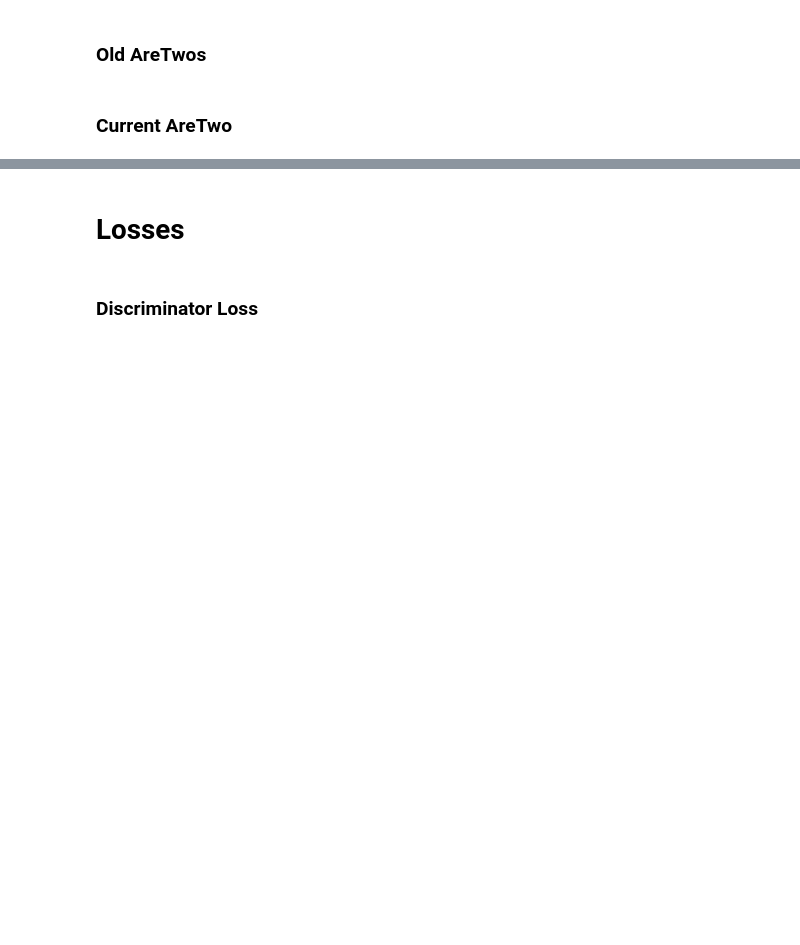
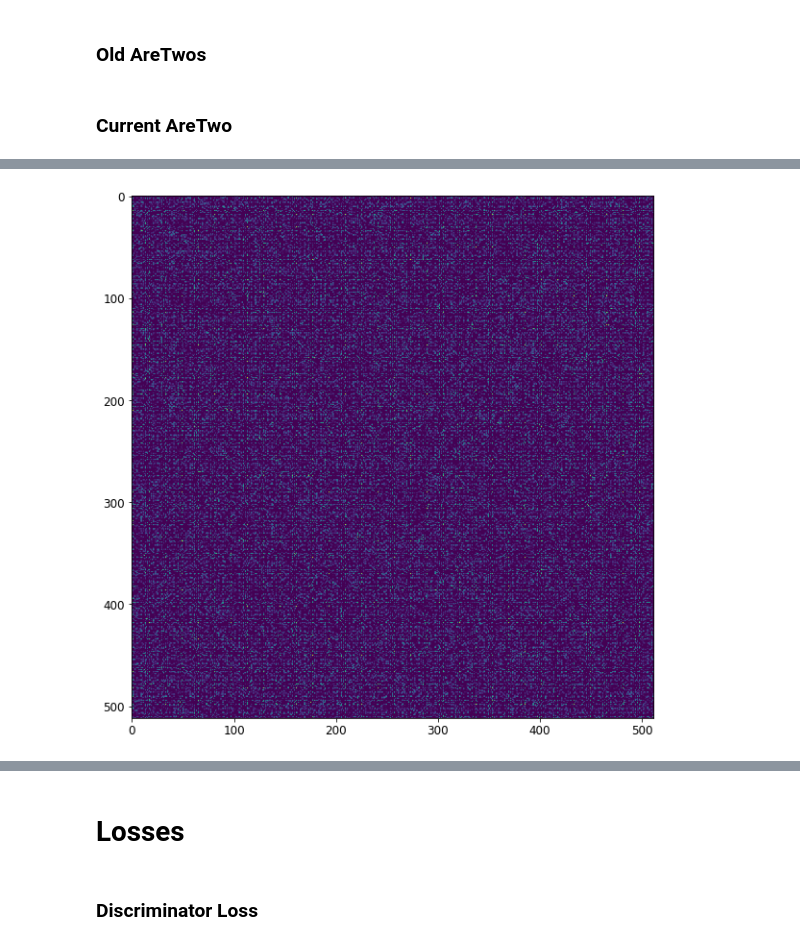
Before and after one commit to zeusgedofdata/ml_expore, a Jupyter notebook: SpectroGanWorking.ipynb, the cells around one changed output, grey strips where cells are left out. Saved outputs shown, nothing was run; the diff lists cells and outputs as text; code cells hidden in the pictures; blank space fills up the shorter version.

```diff
--- a/SpectroGanWorking.ipynb
+++ b/SpectroGanWorking.ipynb
@@ -102,12 +124,12 @@ class Discriminator(nn.Module):
             nn.MaxPool2d(kernel_size=2),
             nn.Conv2d(128, 256, 3),
             nn.MaxPool2d(kernel_size=2),
-            #nn.Conv2d(256, 512, 3),
-            #nn.MaxPool2d(kernel_size=2),
+            nn.Conv2d(256, 512, 3),
+            nn.MaxPool2d(kernel_size=2),
+
             nn.Flatten(),
-            nn.Linear(15360, 1024),
-            nn.ReLU(),
-            nn.Linear(1024, 512),
+
+            nn.Linear(18432, 512),
             nn.ReLU(),
             nn.Linear(512, 256),
             nn.ReLU(),
@@ -123,8 +145,8 @@ class Discriminator(nn.Module):
     def forward(self, image):
         return self.discriminator(image)
 
-#discriminator = Discriminator().cuda()
-#batch_x,y = dls.valid.one_batch()
-#x, y = batch_x.cuda(), y.cuda()
-#out = discriminator(batch_x)
-#out
+discriminator = Discriminator().cuda()
+batch_x,y = dls.valid.one_batch()
+x, y = batch_x.cuda(), y.cuda()
+out = discriminator(batch_x)
+out
@@ -416,0 +451,59 @@ plt.imshow(image)
+# %%
+class AreTwoGenFourSquare(nn.Module):
+    def __init__(self):
+        super(AreTwoGenFourSquare, self).__init__()
+        self.generator = nn.Sequential(
+
+            nn.Linear(noise_vec[1], np.prod(og_img_size[1:])),
+            nn.BatchNorm1d(np.prod(og_img_size[1:])),
+            Reshape(og_img_size[1:]),
+
+            nn.ConvTranspose2d(in_channels = og_img_size[1], out_channels = 256, kernel_size=2, stride=2, padding=0, bias=False),
+            nn.BatchNorm2d(num_features=256),
+            nn.ReLU(True),
+
+            nn.ConvTranspose2d(in_channels = 256, out_channels = 128, kernel_size=2, stride=2, padding=0, bias=False),
+            nn.BatchNorm2d(num_features=128),
+            nn.ReLU(True),
+
+            nn.ConvTranspose2d(in_channels = 128, out_channels = 64, kernel_size=2, stride=2, padding=0, bias=False),
+            nn.BatchNorm2d(num_features=64),
+            nn.ReLU(True),
+
+            nn.ConvTranspose2d(in_channels = 64, out_channels = 32, kernel_size=2, stride=2, padding=0, bias=False),
+            nn.BatchNorm2d(num_features=32),
+            nn.ReLU(True),
+
+
+
+
+            nn.Conv2d(in_channels = 32,  out_channels = 1, kernel_size=1, stride=1, bias=False),
+
+            #nn.BatchNorm2d(num_features=1),
+            nn.ReLU(True),
+
+        )
+        self.output = nn.Tanh()
+
+    def forward(self, x):
+        x = self.generator(x)
+        return self.output(x)
+
+def test_gen():
+    #x = torch.rand(4, 100, 32, 256).cuda()
+    x = torch.rand(noise_vec).cuda()
+    print(x.shape)
+    gen = AreTwoGenFourSquare().cuda()
+    y = gen(x)
+    print(y.shape)
+    view_gen_image(y)
+    return y
+
+y = test_gen()
+y = y.clone()
+image = y[0,0].detach().to("cpu").numpy()
+print(image.shape)
+
+plt.figure(figsize=(40,10))
+plt.imshow(image)
+# %% [output]
@@ -416,0 +514 @@ plt.imshow(image)
+[figure, added]
```
Also changed, not shown: parts of 13 cells of this notebook.
